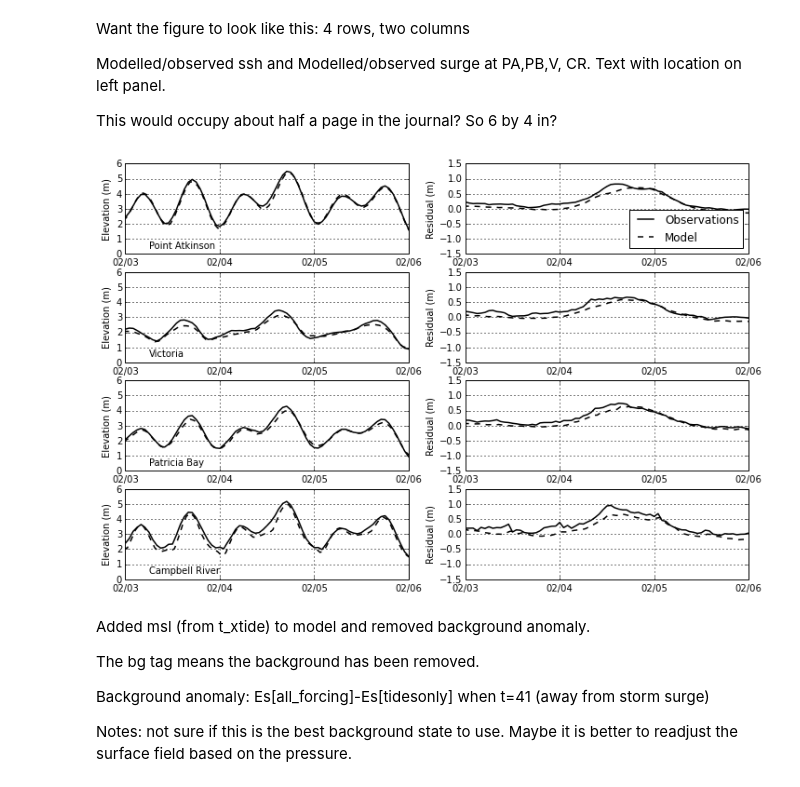
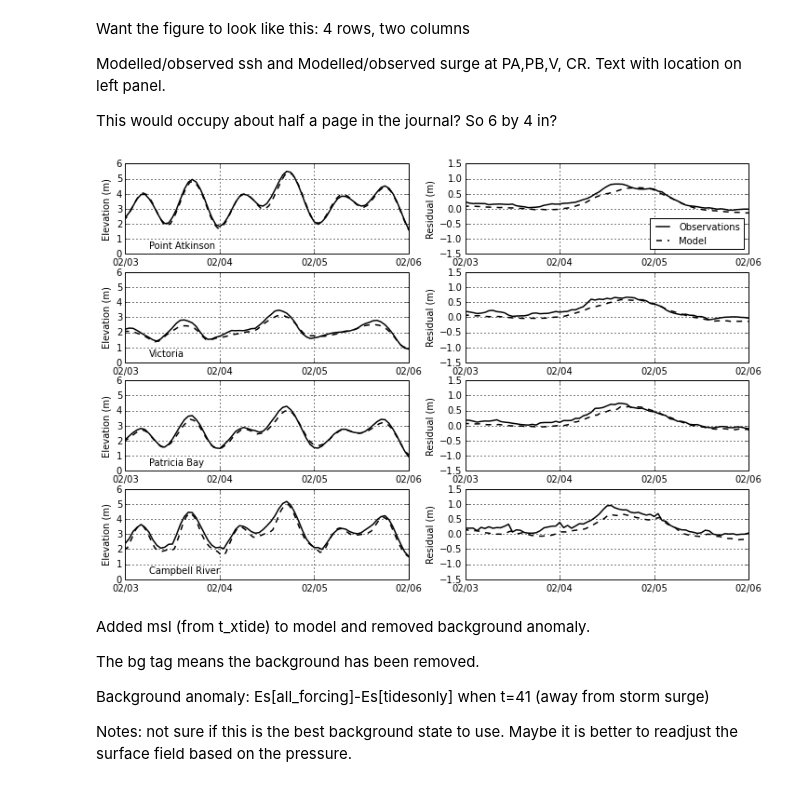
Before and after one commit to SalishSeaCast/storm-surge, a Jupyter notebook: FigureScripts/Feb 2006 - paper production.ipynb, the cells around one changed output. Saved outputs shown, nothing was run; the diff lists cells and outputs as text; code cells hidden in the pictures.

Commit message:
decreased font size in legend

```diff
--- a/FigureScripts/Feb 2006 - paper production.ipynb
+++ b/FigureScripts/Feb 2006 - paper production.ipynb
@@ -117,35 +117,35 @@ for (ax,location,name) in zip(axs[:,0], sts,proper):
     ssh_corr=stormtools.correct_model(sshs['all_forcing'][location][:,0,0],ttide[location],sdt,edt)
     bg[location]=stormtools.get_background(Es['all_forcing'],Es['tidesonly'],location)
     ax.plot(wlev_meas[location].time, wlev_meas[location].slev, 'k', label='Observations',lw=1.5)
     ax.plot(ts['all_forcing'], ssh_corr+datums[location]-bg[location], 'k--',label='Corrected model',lw=1.5)
     ax.text(sax+timedelta(hours=6),0.4,name,fontsize=10)
     ax.set_xlim([sax,eax])
     ax.set_ylim([0,6])
     ax.set_ylabel('Elevation (m)')
     ax.grid(True,lw=1)
     ax.xaxis.set_major_locator(mdates.DayLocator())
     ax.xaxis.set_major_formatter(hfmt)
 
 
 for (ax,location) in zip(axs[:,1], sts):
     hfmt = mdates.DateFormatter('%m/%d')
     anom_obs=stormtools.observed_anomaly(ttide[location],wlev_meas[location],msl[location])
     anom_model=stormtools.modelled_anomaly(sshs,location)
 
     ax.plot(wlev_meas[location].time, anom_obs, 'k', label='Observations',lw=1.5)
     ax.plot(ts['all_forcing'], anom_model-bg[location], 'k--',label='Model',lw=1.5)
     ax.set_xlim([sax,eax])
     ax.set_ylim([-1.5,1.5])
     ax.grid(True,lw=1)
     ax.set_ylabel('Residual (m)')
     ax.xaxis.set_major_locator(mdates.DayLocator())
     ax.xaxis.set_major_formatter(hfmt)
 
-axs[0,1].legend(loc=4)
+axs[0,1].legend(loc=4,prop={'size':10})
 
 fig.set_size_inches(12,8)
 # %% [output]
-[figure, old version]
+[figure, new version]
 # %%
 fig.savefig('feb2006_bg.pdf',bbox_inches='tight')
 # %% [markdown]
```
Also changed, not shown: 1 other file.
